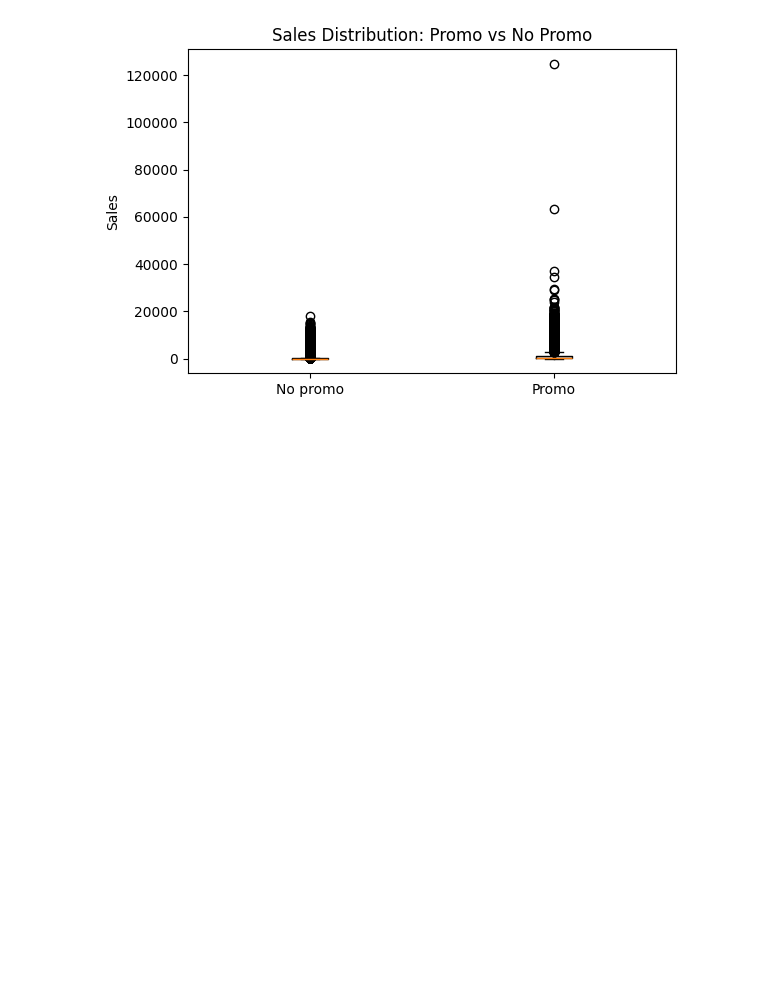
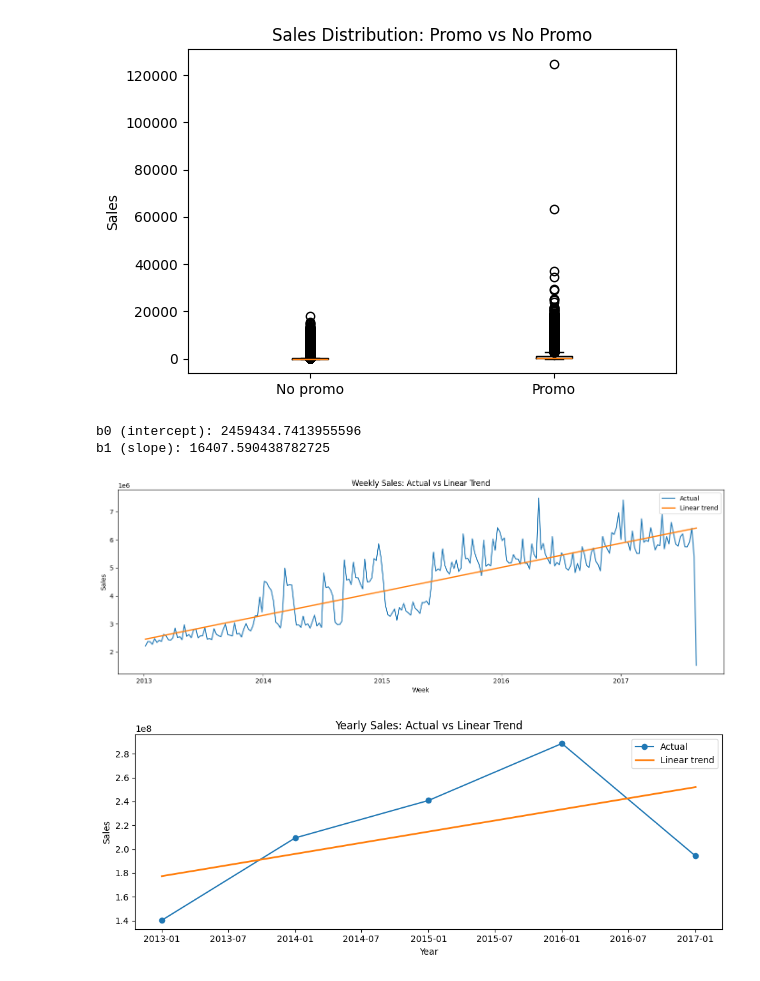
Before and after one commit to juliojerez170-source/store-sales-forecasting, a Jupyter notebook: notebooks/01_eda.ipynb, the cells around one changed output. Saved outputs shown, nothing was run; the diff lists cells and outputs as text; code cells hidden in the pictures; blank space fills up the shorter version.

```diff
--- a/notebooks/01_eda.ipynb
+++ b/notebooks/01_eda.ipynb
@@ -78,3 +82,53 @@ plt.tight_layout()
 plt.show()
 # %% [output]
 [figure]
+# %%
+# daily total sales
+daily = train.groupby("date")["sales"].sum().sort_index().to_frame("sales")
+#daily.head()
+
+weekly = daily.resample("W")["sales"].sum().to_frame("sales")
+weekly["t"] = np.arange(len(weekly))
+
+X = weekly[["t"]]
+y = weekly["sales"]
+
+lr = LinearRegression().fit(X, y)
+weekly["trend"] = lr.predict(X)
+
+print("b0 (intercept):", lr.intercept_)
+print("b1 (slope):", lr.coef_[0])
+
+plt.figure(figsize=(14,5))
+plt.plot(weekly.index, weekly["sales"], label="Actual")
+plt.plot(weekly.index, weekly["trend"], linewidth=2, label="Linear trend")
+plt.title("Weekly Sales: Actual vs Linear Trend")
+plt.xlabel("Week")
+plt.ylabel("Sales")
+plt.legend()
+plt.tight_layout()
+plt.show()
+
+yearly = daily.resample("YS")["sales"].sum().to_frame("sales")  # inicio de año
+yearly["t"] = np.arange(len(yearly))
+
+X = yearly[["t"]]
+y = yearly["sales"]
+
+lr_y = LinearRegression().fit(X, y)
+yearly["trend"] = lr_y.predict(X)
+
+plt.figure(figsize=(10,4))
+plt.plot(yearly.index, yearly["sales"], marker="o", label="Actual")
+plt.plot(yearly.index, yearly["trend"], linewidth=2, label="Linear trend")
+plt.title("Yearly Sales: Actual vs Linear Trend")
+plt.xlabel("Year")
+plt.ylabel("Sales")
+plt.legend()
+plt.tight_layout()
+plt.show()
+# %% [output]
+b0 (intercept): 2459434.7413955596
+b1 (slope): 16407.590438782725
+[figure, added]
+[figure, added]
```
Also changed, not shown: parts of 2 cells of this notebook, 2 other files.
